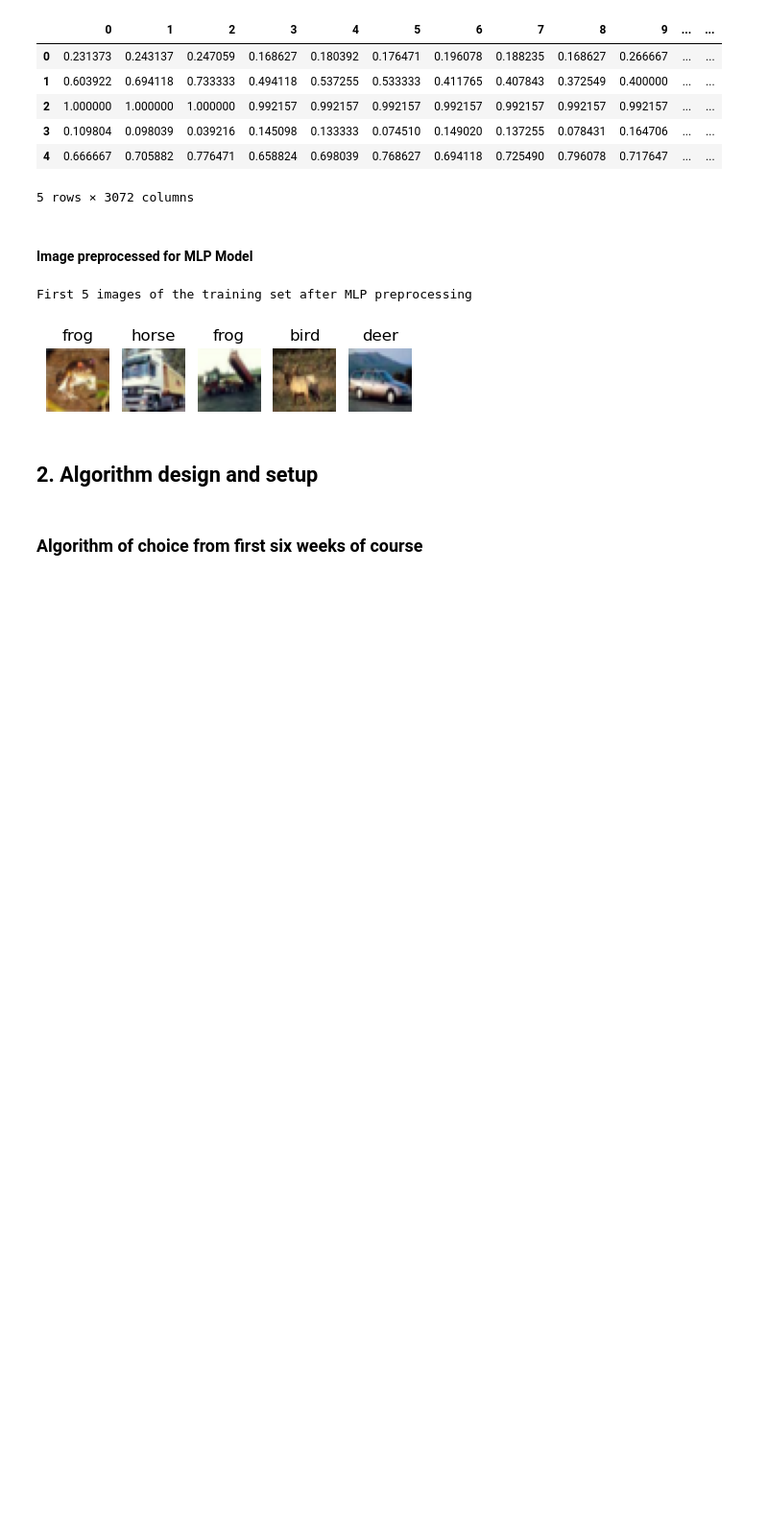
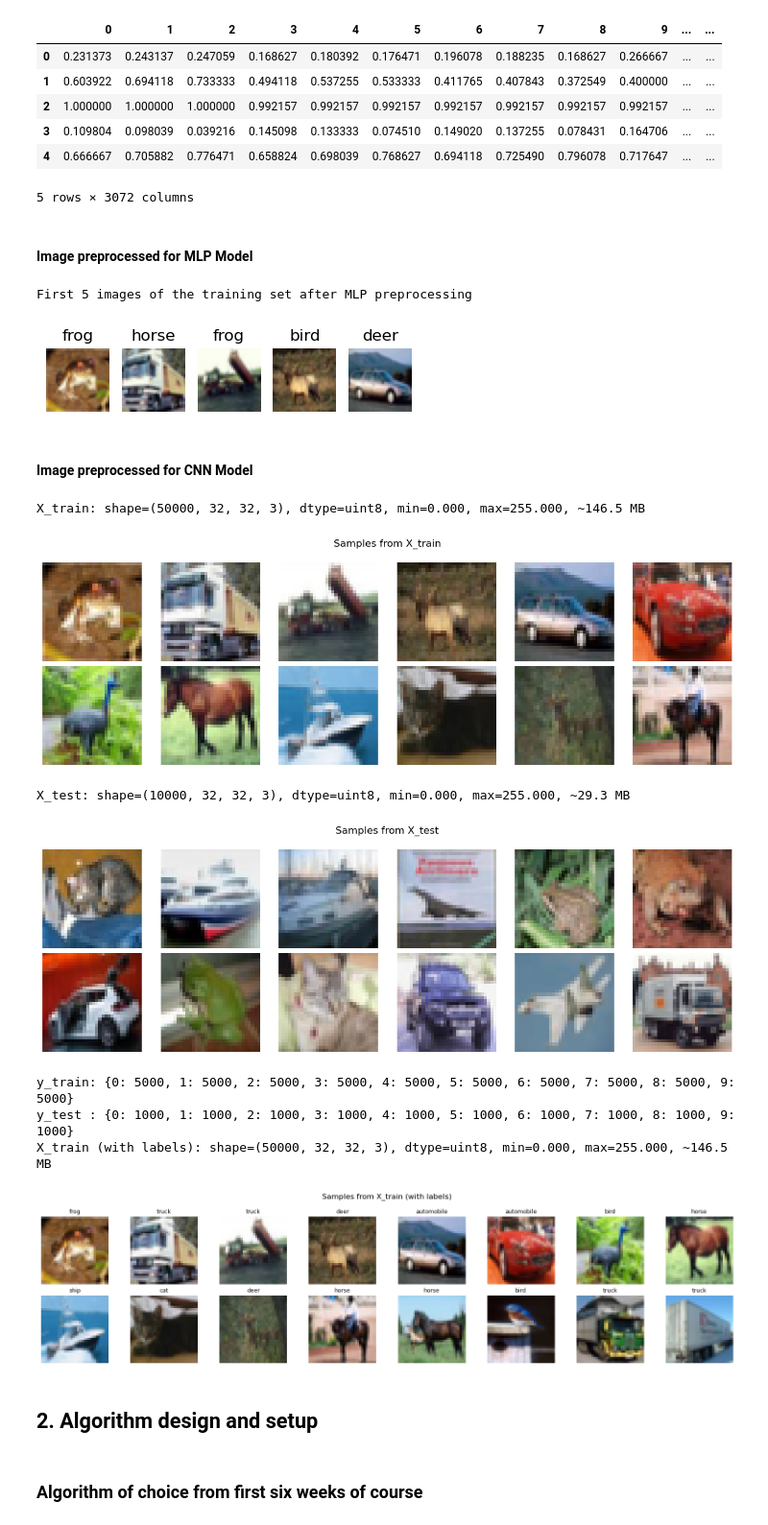
Before and after one commit to joelkurien/COMP5318Assignment, a Jupyter notebook: Assignment 2/COMP5318-assignment2-template-notebook.ipynb, the cells around one changed output. Shown at 96% size. Cells and saved outputs as stored; diff of their text form; code cells hidden in the pictures; blank space fills up the shorter version.

```diff
--- a/Assignment 2/COMP5318-assignment2-template-notebook.ipynb
+++ b/Assignment 2/COMP5318-assignment2-template-notebook.ipynb
@@ -181,6 +216,59 @@ plt.show()
 # %% [output]
 First 5 images of the training set after MLP preprocessing
 [figure]
+# %% [markdown]
+#### Image preprocessed for CNN Model
+# %%
+def peek_array(arr, name="array", n_show=12, cols=6, labels=None, label_map=None):
+    """Print basic stats and (if RGB images) show a grid of samples."""
+    flat_nbytes = arr.nbytes / 1024 / 1024
+    print(f"{name}: shape={arr.shape}, dtype={arr.dtype}, "
+          f"min={arr.min():.3f}, max={arr.max():.3f}, ~{flat_nbytes:.1f} MB")
+
+    # If looks like images: (N, H, W, 3)
+    is_rgb = (arr.ndim == 4 and arr.shape[-1] in (1,3) and arr.shape[1] <= 256 and arr.shape[2] <= 256)
+    if is_rgb:
+        n = min(n_show, arr.shape[0])
+        rows = math.ceil(n / cols)
+        plt.figure(figsize=(cols*2, rows*2))
+        for i in range(n):
+            ax = plt.subplot(rows, cols, i+1)
+            img = arr[i]
+            # handle float arrays in [0,1]
+            if arr.dtype.kind == "f":
+                img = np.clip(img, 0.0, 1.0)
+            ax.imshow(img.squeeze())
+            ax.axis("off")
+            if labels is not None:
+                lab = labels[i]
+                if label_map:
+                    lab = label_map.get(int(lab), int(lab))
+                ax.set_title(str(lab), fontsize=9)
+        plt.suptitle(f"Samples from {name}", y=0.98)
+        plt.tight_layout()
+        plt.show()
+
+peek_array(X_train, "X_train")
+peek_array(X_test,  "X_test")
+
+unique, counts = np.unique(y_train, return_counts=True)
+print("y_train:", dict(zip(unique.tolist(), counts.tolist())))
+unique, counts = np.unique(y_test, return_counts=True)
+print("y_test :", dict(zip(unique.tolist(), counts.tolist())))
+
+cifar10_label_to_text = {0:"airplane",1:"automobile",2:"bird",3:"cat",4:"deer",
+                         5:"dog",6:"frog",7:"horse",8:"ship",9:"truck"}
+peek_array(X_train, "X_train (with labels)", n_show=16, cols=8,
+           labels=y_train, label_map=cifar10_label_to_text)
+# %% [output]
+X_train: shape=(50000, 32, 32, 3), dtype=uint8, min=0.000, max=255.000, ~146.5 MB
+[figure, added]
+X_test: shape=(10000, 32, 32, 3), dtype=uint8, min=0.000, max=255.000, ~29.3 MB
+[figure, added]
+y_train: {0: 5000, 1: 5000, 2: 5000, 3: 5000, 4: 5000, 5: 5000, 6: 5000, 7: 5000, 8: 5000, 9: 5000}
+y_test : {0: 1000, 1: 1000, 2: 1000, 3: 1000, 4: 1000, 5: 1000, 6: 1000, 7: 1000, 8: 1000, 9: 1000}
+X_train (with labels): shape=(50000, 32, 32, 3), dtype=uint8, min=0.000, max=255.000, ~146.5 MB
+[figure, added]
 # %% [markdown]
 ## 2. Algorithm design and setup
 # %% [markdown]
```
Also changed, not shown: parts of 27 cells of this notebook.
